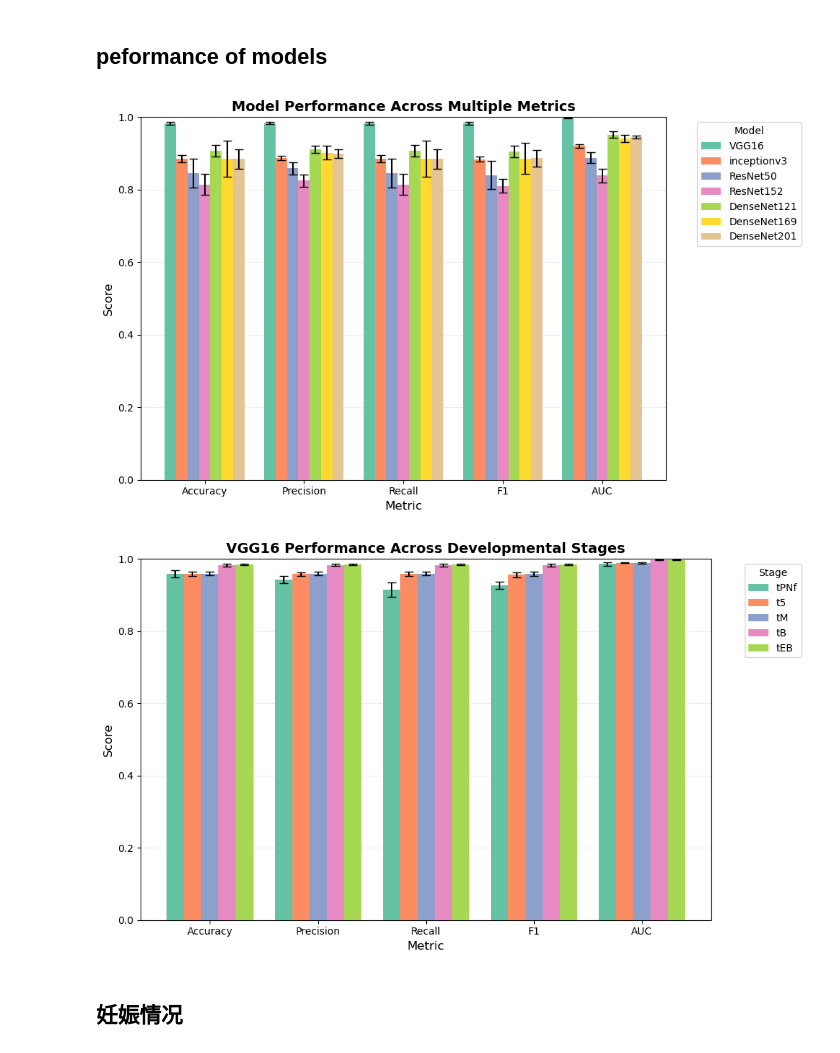
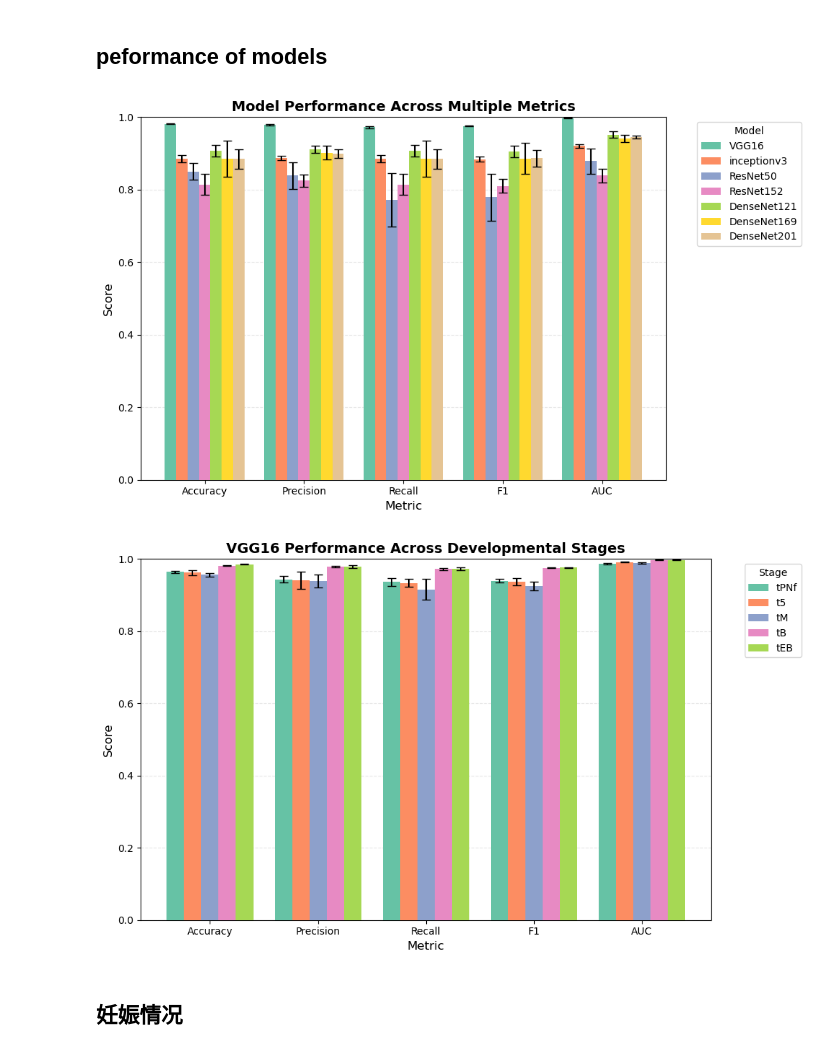
Before and after one commit to xdliulab-westlake/iEmbryo, a Jupyter notebook: prediction/code/visualization.ipynb, the cells around one changed output. Saved outputs shown, nothing was run; the diff lists cells and outputs as text; code cells hidden in the pictures.

```diff
--- a/prediction/code/visualization.ipynb
+++ b/prediction/code/visualization.ipynb
@@ -10,11 +10,11 @@ import seaborn as sns
 data = {
     "Metric": ["Accuracy", "Precision", "Recall", "F1", "AUC"],
 
-    "VGG16_mean": [0.9833, 0.9836, 0.9833, 0.9833, 0.9975],
-    "VGG16_std":  [0.0043, 0.0038, 0.0043, 0.0042, 0.0004],
+    "VGG16_mean": [0.9813, 0.9779, 0.9723, 0.9751, 0.9975],
+    "VGG16_std":  [0.0006, 0.0019, 0.0030, 0.0009, 0.0002],
 
-    "ResNet50_mean": [0.8459, 0.8592, 0.8459, 0.8400, 0.8877],
-    "ResNet50_std":  [0.0399, 0.0168, 0.0399, 0.0391, 0.0153],
+    "ResNet50_mean": [0.8501, 0.8391, 0.7719, 0.7790, 0.8790],
+    "ResNet50_std":  [0.0234, 0.0369, 0.0737, 0.0641, 0.0347],
 
     "ResNet152_mean": [0.8141, 0.8247, 0.8141, 0.8103, 0.8385],
     "ResNet152_std":  [0.0284, 0.0166, 0.0284, 0.0188, 0.0198],
@@ -81,7 +81,7 @@ ax.grid(axis="y", linestyle="--", alpha=0.3, zorder=0)
 plt.tight_layout()
 plt.show()
 # %% [output]
-[figure, old version]
+[figure, new version]
 # %%
 import pandas as pd
 import numpy as np
@@ -94,20 +94,20 @@ import seaborn as sns
 data = {
     "Metric": ["Accuracy", "Precision", "Recall", "F1", "AUC"],
 
-    "tPNf_mean": [0.9583, 0.9429, 0.9144, 0.9278, 0.9863],
-    "tPNf_std":  [0.01, 0.01, 0.02, 0.01, 0.005],
+    "tPNf_mean": [0.9644, 0.9437, 0.9365, 0.9398, 0.9863],
+    "tPNf_std":  [0.0031, 0.0083, 0.0113, 0.0056, 0.0015],
 
-    "t5_mean":   [0.9581, 0.9584, 0.9581, 0.9566, 0.9894],
-    "t5_std":    [0.0059, 0.0054, 0.0059, 0.0067, 0.0015],
+    "t5_mean":   [0.9620, 0.9412, 0.9334, 0.9362, 0.9909],
+    "t5_std":    [0.0074, 0.0232, 0.0113, 0.0099, 0.0010],
 
-    "tM_mean":   [0.9596, 0.9597, 0.9596, 0.9589, 0.9893],
-    "tM_std":    [0.0046, 0.0046, 0.0046, 0.0053, 0.0021],
+    "tM_mean":   [0.9564, 0.9391, 0.9159, 0.9249, 0.9885],
+    "tM_std":    [0.0054, 0.0184, 0.0296, 0.0122, 0.0017],
 
-    "tB_mean":   [0.9833, 0.9836, 0.9833, 0.9833, 0.9975],
-    "tB_std":    [0.0043, 0.0038, 0.0043, 0.0042, 0.0004],
+    "tB_mean":   [0.9813, 0.9779, 0.9723, 0.9751, 0.9975],
+    "tB_std":    [0.0006, 0.0019, 0.0030, 0.0009, 0.0002],
 
-    "tEB_mean":  [0.9849, 0.9850, 0.9849, 0.9849, 0.9974],
-    "tEB_std":   [0.0013, 0.0013, 0.0013, 0.0013, 0.0005]
+    "tEB_mean":  [0.9852, 0.9793, 0.9726, 0.9759, 0.9973],
+    "tEB_std":   [0.0007, 0.0043, 0.0035, 0.0011, 0.0004]
 }
 
 df = pd.DataFrame(data)
@@ -137,34 +137,34 @@ for j, stage in enumerate(stage_order):
 
     # error bar（限制在 0~1 范围）
     upper = np.minimum(1.0, mean_vals + std_vals) - mean_vals
     lower = mean_vals - np.maximum(0.0, mean_vals - std_vals)
     yerr  = np.vstack([lower, upper])
 
     ax.bar(pos, mean_vals,
            width=bar_width,
            label=stage,
            color=palette[j],
            edgecolor="none",
            yerr=yerr,
            capsize=4,
            zorder=3)
 
 # 样式
 ax.set_xticks(x)
 ax.set_xticklabels(metric_order)
 ax.set_ylim(0, 1)
 ax.set_ylabel("Score", fontsize=12)
 ax.set_xlabel("Metric", fontsize=12)
 ax.set_title("VGG16 Performance Across Developmental Stages",
              fontsize=14, weight="bold")
 
 ax.legend(title="Stage", bbox_to_anchor=(1.05, 1), loc="upper left")
 ax.grid(axis="y", linestyle="--", alpha=0.3, zorder=0)
 
 plt.tight_layout()
 plt.show()
 # %% [output]
-[figure, old version]
+[figure, new version]
 # %% [markdown]
 ## 妊娠情况
 # %%
```
Also changed, not shown: 4 other files.
